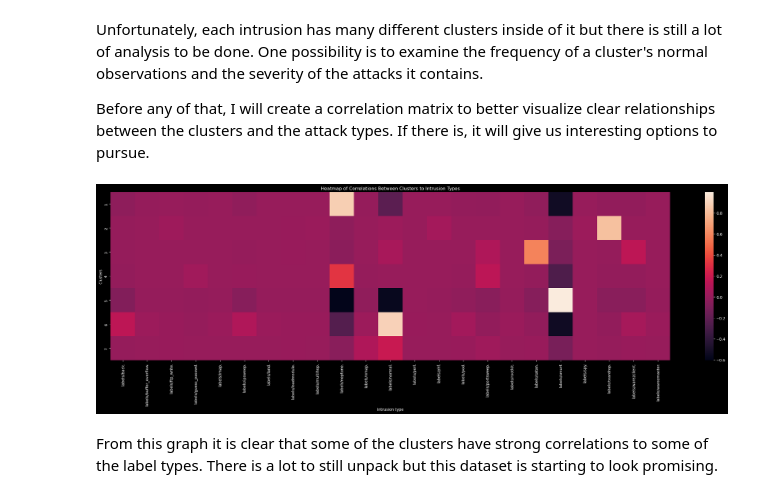
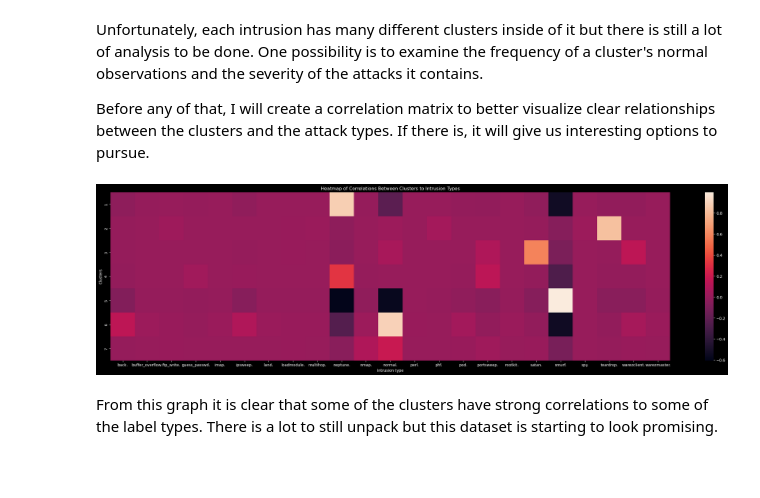
Before and after one commit to Jewdah18/Network-Intrusions, a Jupyter notebook: notebooks/EDA.ipynb, the cells around one changed output. Drawn from its saved outputs; the diff is of its cells as text; code cells hidden in the pictures; blank space fills up the shorter version.

```diff
--- a/notebooks/EDA.ipynb
+++ b/notebooks/EDA.ipynb
@@ -519,37 +519,37 @@ dataK7 = pd.read_csv(r'./data/processed/data+k=7.csv')[['labels', 'k=7']]
 
 #Create a dummy matrix for the types of intrusions and labels
 lab_clus_dummy = pd.get_dummies(dataK7, columns = ['labels', 'k=7'],
-                                prefix = ['labels', 'k=7'],
-                                prefix_sep = '/')
-# Filter out for only the labels and clusters
-lab_clus_dummy = lab_clus_dummy.loc[:, 'labels/back.':]
+                                # No prefix to make the graph look better
+                                prefix = ['', ''],
+                                # No sep to make the graph look better
+                                prefix_sep = '')
 
 corr_matrix = np.zeros((23,7))
 
 for k in tqdm(range(23, len(lab_clus_dummy.columns))):
     for label in range(23):
         corr_matrix[label, k-23] = lab_clus_dummy.iloc[:,k].T.corr(other = lab_clus_dummy.iloc[:,label])
 
 
 
 corr_df = pd.DataFrame(corr_matrix,
                        columns = range(1,8),
                        index = lab_clus_dummy.columns[:23])
 
 
 
 #Back to darkmode for the eyes
 plt.style.use('dark_background')
 # Change the figure size so that all the intrusions types are legible
 plt.figure(figsize = (33,8))
 # Create a heatmap of correlation matrix to see each clusters highest intrusion correlations
 sns.heatmap(corr_df.T);
 # Label the axes
 plt.xlabel('Intrusion type');
 plt.ylabel('Clusters');
 # Give a title
 plt.title('Heatmap of Correlations Between Clusters to Intrusion Types');
 # %% [output]
-[figure, old version]
+[figure, new version]
 # %% [markdown]
 From this graph it is clear that some of the clusters have strong correlations to some of the label types. There is a lot to still unpack but this dataset is starting to look promising.
```
